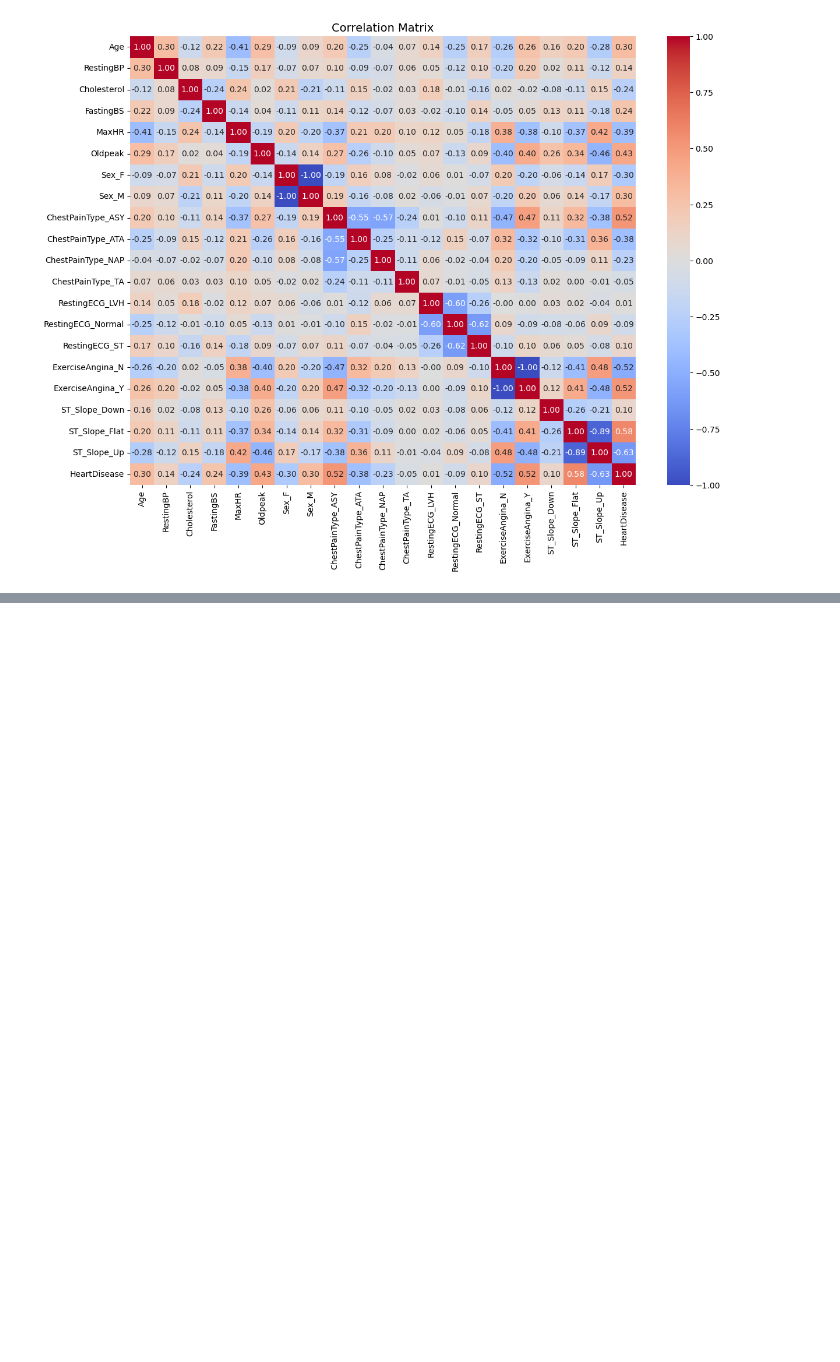
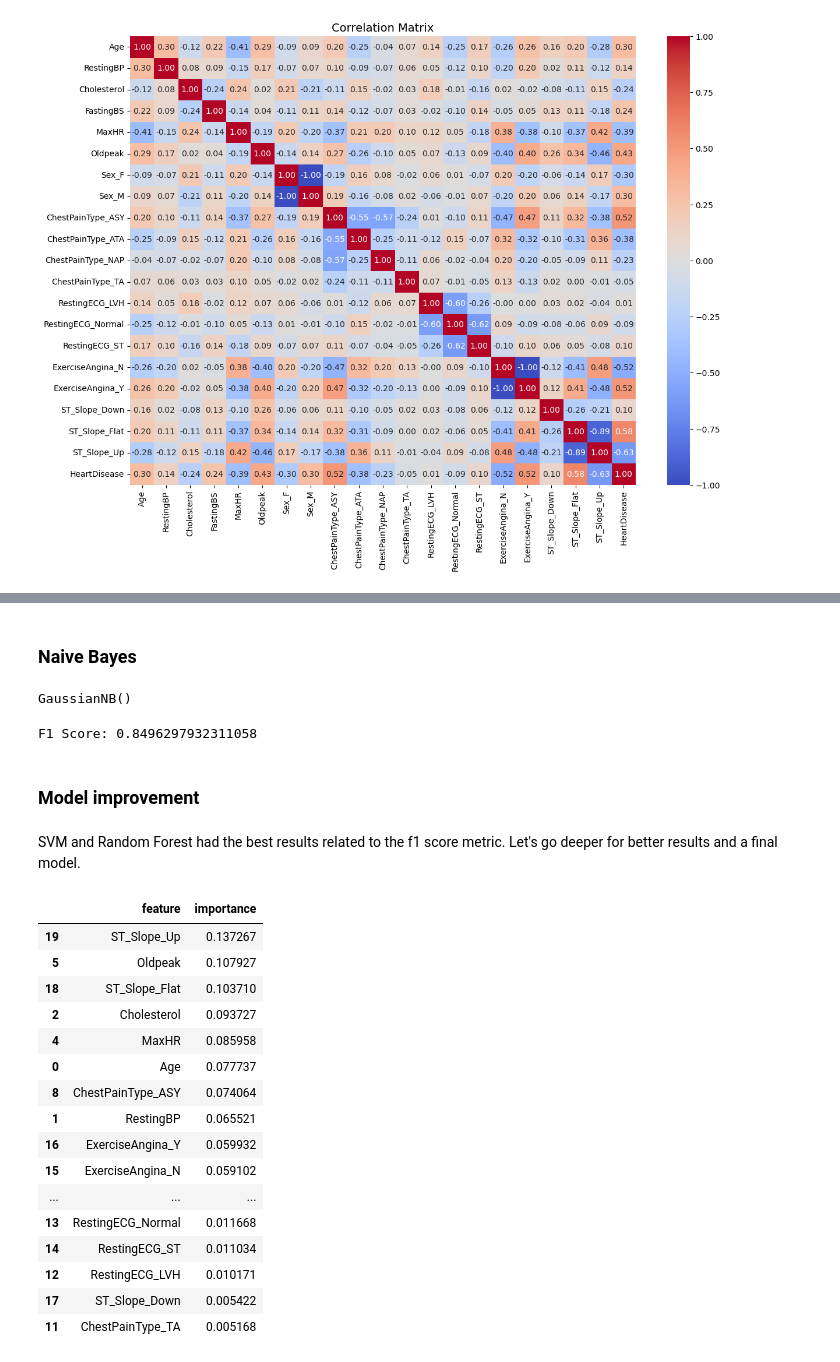
Before and after one commit to HernanRochon664/Proyectos-ML, a Jupyter notebook: HeartDisease-Classification/HeartDiseaseCLF.ipynb, the cells around one changed output, grey strips where cells are left out. Drawn from its saved outputs; the diff is of its cells as text; code cells hidden in the pictures; blank space fills up the shorter version.

```diff
--- a/HeartDisease-Classification/HeartDiseaseCLF.ipynb
+++ b/HeartDisease-Classification/HeartDiseaseCLF.ipynb
@@ -297,0 +304,5 @@ X_train_encoded = X_train_encoded.drop("HeartDisease", axis=1)
+# %%
+from sklearn.linear_model import LogisticRegression
+
+lr_clf = LogisticRegression()
+lr_clf.fit(X_train_scaled, y_train)
@@ -297,0 +345,44 @@ X_train_encoded = X_train_encoded.drop("HeartDisease", axis=1)
+# %% [markdown]
+### Naive Bayes
+# %%
+from sklearn.naive_bayes import GaussianNB
+
+gnb_clf = GaussianNB()
+gnb_clf.fit(X_train_encoded, y_train)
+# %% [output]
+GaussianNB()
+# %%
+y_pred = gnb_clf.predict(X_val_encoded)
+print('F1 Score:', f1_score(y_val, y_pred, average='weighted'))
+# %% [output]
+F1 Score: 0.8496297932311058
+# %% [markdown]
+### Model improvement
+# %% [markdown]
+SVM and Random Forest had the best results related to the f1 score metric. Let's go deeper for better results and a final model.
+# %%
+feature_names = X_train_scaled.columns
+importances = rf_clf.feature_importances_
+
+feature_importances = pd.DataFrame({'feature': feature_names,
+                                    'importance': importances}).sort_values(by='importance', ascending=False)
+
+feature_importances
+# %% [output]
+|  | feature | importance |
+| 19 | ST_Slope_Up | 0.137267 |
+| 5 | Oldpeak | 0.107927 |
+| 18 | ST_Slope_Flat | 0.103710 |
+| 2 | Cholesterol | 0.093727 |
+| 4 | MaxHR | 0.085958 |
+| 0 | Age | 0.077737 |
+| 8 | ChestPainType_ASY | 0.074064 |
+| 1 | RestingBP | 0.065521 |
+| 16 | ExerciseAngina_Y | 0.059932 |
+| 15 | ExerciseAngina_N | 0.059102 |
+| ... | ... | ... |
+| 13 | RestingECG_Normal | 0.011668 |
+| 14 | RestingECG_ST | 0.011034 |
+| 12 | RestingECG_LVH | 0.010171 |
+| 17 | ST_Slope_Down | 0.005422 |
+| 11 | ChestPainType_TA | 0.005168 |
```
Also changed, not shown: parts of 21 cells of this notebook.
